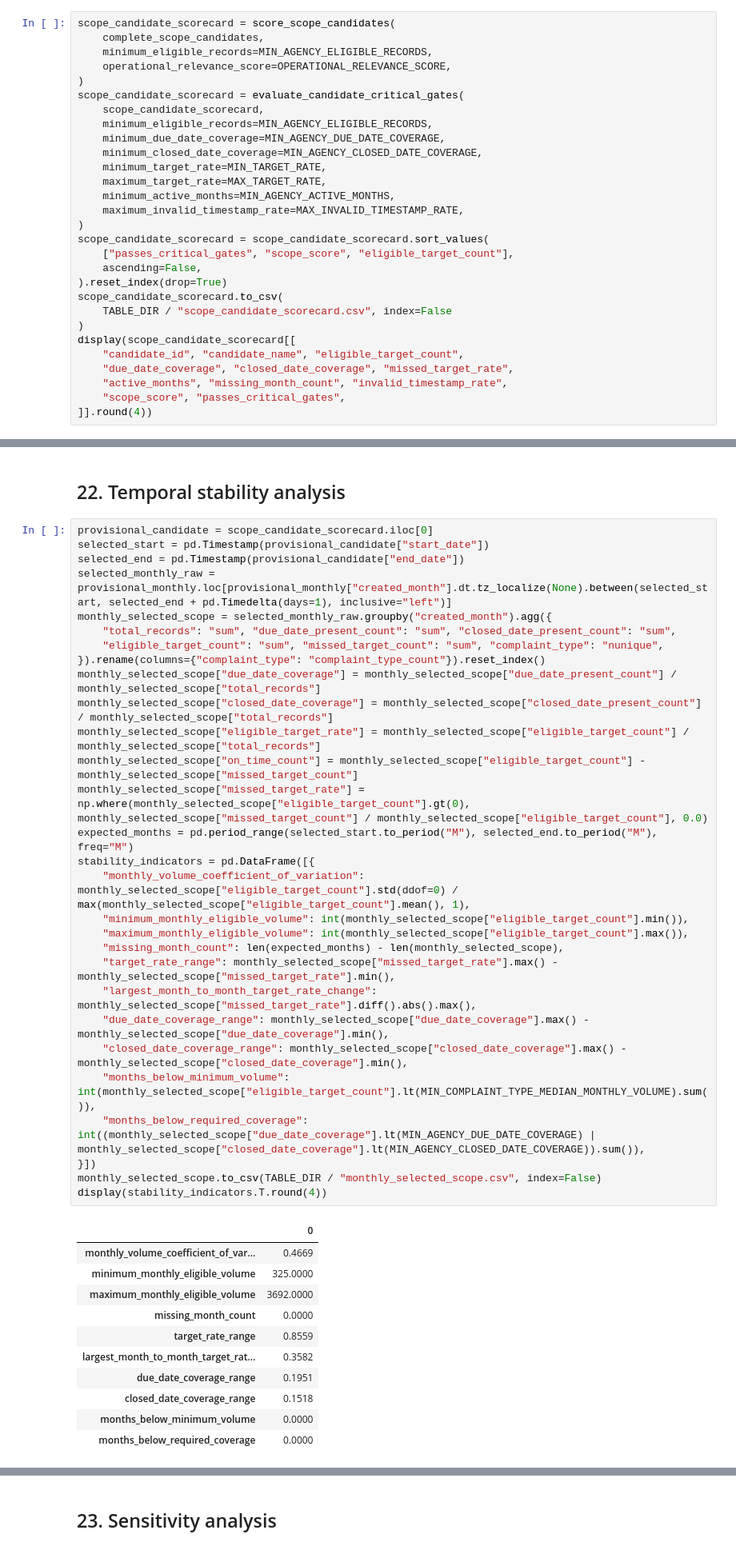
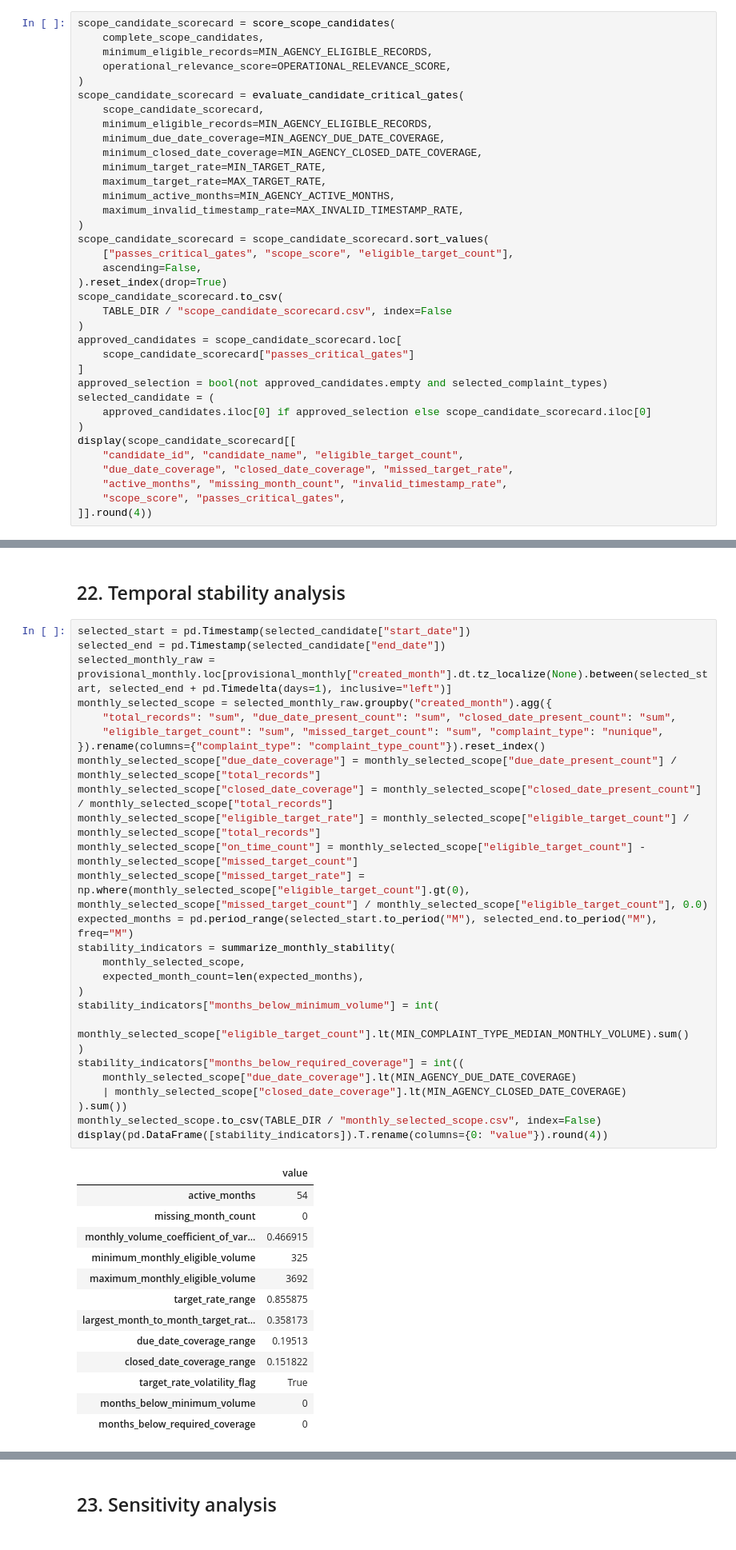
Before and after one commit to mmubashir95/urban-operations-intelligence-platform, a Jupyter notebook: notebooks/04_scope_selection.ipynb, the cells around one changed output, grey strips where cells are left out. Shown at 80% size. Saved outputs shown, nothing was run; the diff lists cells and outputs as text.

```diff
--- a/notebooks/04_scope_selection.ipynb
+++ b/notebooks/04_scope_selection.ipynb
@@ -866,6 +881,13 @@ scope_candidate_scorecard = scope_candidate_scorecard.sort_values(
 scope_candidate_scorecard.to_csv(
     TABLE_DIR / "scope_candidate_scorecard.csv", index=False
 )
+approved_candidates = scope_candidate_scorecard.loc[
+    scope_candidate_scorecard["passes_critical_gates"]
+]
+approved_selection = bool(not approved_candidates.empty and selected_complaint_types)
+selected_candidate = (
+    approved_candidates.iloc[0] if approved_selection else scope_candidate_scorecard.iloc[0]
+)
 display(scope_candidate_scorecard[[
     "candidate_id", "candidate_name", "eligible_target_count",
     "due_date_coverage", "closed_date_coverage", "missed_target_rate",
@@ -887,46 +909,46 @@ Scores rank candidates after feasibility is established.
 # %% [markdown]
 ## 22. Temporal stability analysis
 # %%
-provisional_candidate = scope_candidate_scorecard.iloc[0]
-selected_start = pd.Timestamp(provisional_candidate["start_date"])
-selected_end = pd.Timestamp(provisional_candidate["end_date"])
+selected_start = pd.Timestamp(selected_candidate["start_date"])
+selected_end = pd.Timestamp(selected_candidate["end_date"])
 selected_monthly_raw = provisional_monthly.loc[provisional_monthly["created_month"].dt.tz_localize(None).between(selected_start, selected_end + pd.Timedelta(days=1), inclusive="left")]
 monthly_selected_scope = selected_monthly_raw.groupby("created_month").agg({
     "total_records": "sum", "due_date_present_count": "sum", "closed_date_present_count": "sum",
     "eligible_target_count": "sum", "missed_target_count": "sum", "complaint_type": "nunique",
 }).rename(columns={"complaint_type": "complaint_type_count"}).reset_index()
 monthly_selected_scope["due_date_coverage"] = monthly_selected_scope["due_date_present_count"] / monthly_selected_scope["total_records"]
 monthly_selected_scope["closed_date_coverage"] = monthly_selected_scope["closed_date_present_count"] / monthly_selected_scope["total_records"]
 monthly_selected_scope["eligible_target_rate"] = monthly_selected_scope["eligible_target_count"] / monthly_selected_scope["total_records"]
 monthly_selected_scope["on_time_count"] = monthly_selected_scope["eligible_target_count"] - monthly_selected_scope["missed_target_count"]
 monthly_selected_scope["missed_target_rate"] = np.where(monthly_selected_scope["eligible_target_count"].gt(0), monthly_selected_scope["missed_target_count"] / monthly_selected_scope["eligible_target_count"], 0.0)
 expected_months = pd.period_range(selected_start.to_period("M"), selected_end.to_period("M"), freq="M")
-stability_indicators = pd.DataFrame([{
-    "monthly_volume_coefficient_of_variation": monthly_selected_scope["eligible_target_count"].std(ddof=0) / max(monthly_selected_scope["eligible_target_count"].mean(), 1),
-    "minimum_monthly_eligible_volume": int(monthly_selected_scope["eligible_target_count"].min()),
-    "maximum_monthly_eligible_volume": int(monthly_selected_scope["eligible_target_count"].max()),
-    "missing_month_count": len(expected_months) - len(monthly_selected_scope),
-    "target_rate_range": monthly_selected_scope["missed_target_rate"].max() - monthly_selected_scope["missed_target_rate"].min(),
-    "largest_month_to_month_target_rate_change": monthly_selected_scope["missed_target_rate"].diff().abs().max(),
-    "due_date_coverage_range": monthly_selected_scope["due_date_coverage"].max() - monthly_selected_scope["due_date_coverage"].min(),
-    "closed_date_coverage_range": monthly_selected_scope["closed_date_coverage"].max() - monthly_selected_scope["closed_date_coverage"].min(),
-    "months_below_minimum_volume": int(monthly_selected_scope["eligible_target_count"].lt(MIN_COMPLAINT_TYPE_MEDIAN_MONTHLY_VOLUME).sum()),
-    "months_below_required_coverage": int((monthly_selected_scope["due_date_coverage"].lt(MIN_AGENCY_DUE_DATE_COVERAGE) | monthly_selected_scope["closed_date_coverage"].lt(MIN_AGENCY_CLOSED_DATE_COVERAGE)).sum()),
-}])
+stability_indicators = summarize_monthly_stability(
+    monthly_selected_scope,
+    expected_month_count=len(expected_months),
+)
+stability_indicators["months_below_minimum_volume"] = int(
+    monthly_selected_scope["eligible_target_count"].lt(MIN_COMPLAINT_TYPE_MEDIAN_MONTHLY_VOLUME).sum()
+)
+stability_indicators["months_below_required_coverage"] = int((
+    monthly_selected_scope["due_date_coverage"].lt(MIN_AGENCY_DUE_DATE_COVERAGE)
+    | monthly_selected_scope["closed_date_coverage"].lt(MIN_AGENCY_CLOSED_DATE_COVERAGE)
+).sum())
 monthly_selected_scope.to_csv(TABLE_DIR / "monthly_selected_scope.csv", index=False)
-display(stability_indicators.T.round(4))
+display(pd.DataFrame([stability_indicators]).T.rename(columns={0: "value"}).round(4))
 # %% [output]
-|  | 0 |
-| monthly_volume_coefficient_of_var... | 0.4669 |
-| minimum_monthly_eligible_volume | 325.0000 |
-| maximum_monthly_eligible_volume | 3692.0000 |
-| missing_month_count | 0.0000 |
-| target_rate_range | 0.8559 |
-| largest_month_to_month_target_rat... | 0.3582 |
-| due_date_coverage_range | 0.1951 |
-| closed_date_coverage_range | 0.1518 |
-| months_below_minimum_volume | 0.0000 |
-| months_below_required_coverage | 0.0000 |
+|  | value |
+| active_months | 54 |
+| missing_month_count | 0 |
+| monthly_volume_coefficient_of_var... | 0.466915 |
+| minimum_monthly_eligible_volume | 325 |
+| maximum_monthly_eligible_volume | 3692 |
+| target_rate_range | 0.855875 |
+| largest_month_to_month_target_rat... | 0.358173 |
+| due_date_coverage_range | 0.19513 |
+| closed_date_coverage_range | 0.151822 |
+| target_rate_volatility_flag | True |
+| months_below_minimum_volume | 0 |
+| months_below_required_coverage | 0 |
 # %% [markdown]
 ### Temporal stability interpretation
 
```
Also changed, not shown: parts of 12 cells of this notebook, 4 other files.
